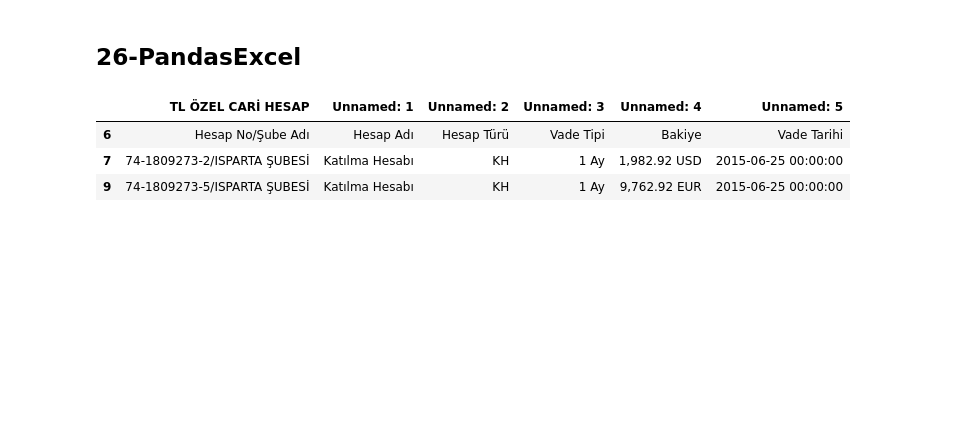
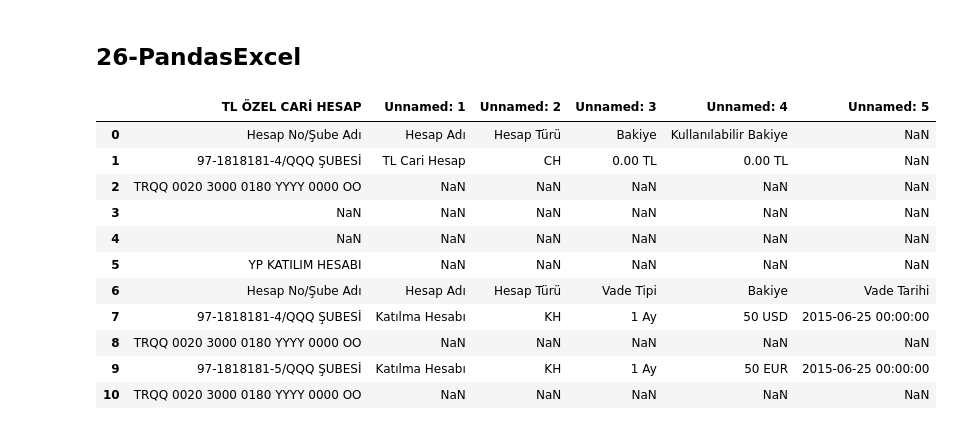
Before and after one commit to mfcosar/Python_BTK, a Jupyter notebook: 26-PandasExcel.ipynb, the cells around one changed output. Saved outputs shown, nothing was run; the diff lists cells and outputs as text; code cells hidden in the pictures; blank space fills up the shorter version.

```diff
--- a/26-PandasExcel.ipynb
+++ b/26-PandasExcel.ipynb
@@ -12,14 +12,23 @@ await piplite.install('openpyxl')
 import seaborn as sbn
 # %%
 dataFrame = pd.read_excel("maas.xlsx")  # maas.xlsx dosyası aynı folder'da olmalı ki okuyabilsin
+dataFrame
+# %% [output]
+|  | TL ÖZEL CARİ HESAP | Unnamed: 1 | Unnamed: 2 | Unnamed: 3 | Unnamed: 4 | Unnamed: 5 |
+| 0 | Hesap No/Şube Adı | Hesap Adı | Hesap Türü | Bakiye | Kullanılabilir Bakiye | NaN |
+| 1 | 97-1818181-4/QQQ ŞUBESİ | TL Cari Hesap | CH | 0.00 TL | 0.00 TL | NaN |
+| 2 | TRQQ 0020 3000 0180 YYYY 0000 OO | NaN | NaN | NaN | NaN | NaN |
+| 3 | NaN | NaN | NaN | NaN | NaN | NaN |
+| 4 | NaN | NaN | NaN | NaN | NaN | NaN |
+| 5 | YP KATILIM HESABI | NaN | NaN | NaN | NaN | NaN |
+| 6 | Hesap No/Şube Adı | Hesap Adı | Hesap Türü | Vade Tipi | Bakiye | Vade Tarihi |
+| 7 | 97-1818181-4/QQQ ŞUBESİ | Katılma Hesabı | KH | 1 Ay | 50 USD | 2015-06-25 00:00:00 |
+| 8 | TRQQ 0020 3000 0180 YYYY 0000 OO | NaN | NaN | NaN | NaN | NaN |
+| 9 | 97-1818181-5/QQQ ŞUBESİ | Katılma Hesabı | KH | 1 Ay | 50 EUR | 2015-06-25 00:00:00 |
+| 10 | TRQQ 0020 3000 0180 YYYY 0000 OO | NaN | NaN | NaN | NaN | NaN |
 # %%
 # Nan değerleri row olarak silelim.
-dataFrame.dropna()
+doluDegerlerDF = dataFrame.dropna()
-# %% [output]
-|  | TL ÖZEL CARİ HESAP | Unnamed: 1 | Unnamed: 2 | Unnamed: 3 | Unnamed: 4 | Unnamed: 5 |
-| 6 | Hesap No/Şube Adı | Hesap Adı | Hesap Türü | Vade Tipi | Bakiye | Vade Tarihi |
-| 7 | 74-1809273-2/ISPARTA ŞUBESİ | Katılma Hesabı | KH | 1 Ay | 1,982.92 USD | 2015-06-25 00:00:00 |
-| 9 | 74-1809273-5/ISPARTA ŞUBESİ | Katılma Hesabı | KH | 1 Ay | 9,762.92 EUR | 2015-06-25 00:00:00 |
 # %%
 #mevcud dataFrame'i Excel kaydetme
 
```
Also changed, not shown: parts of 1 cell of this notebook, 31 other files.
